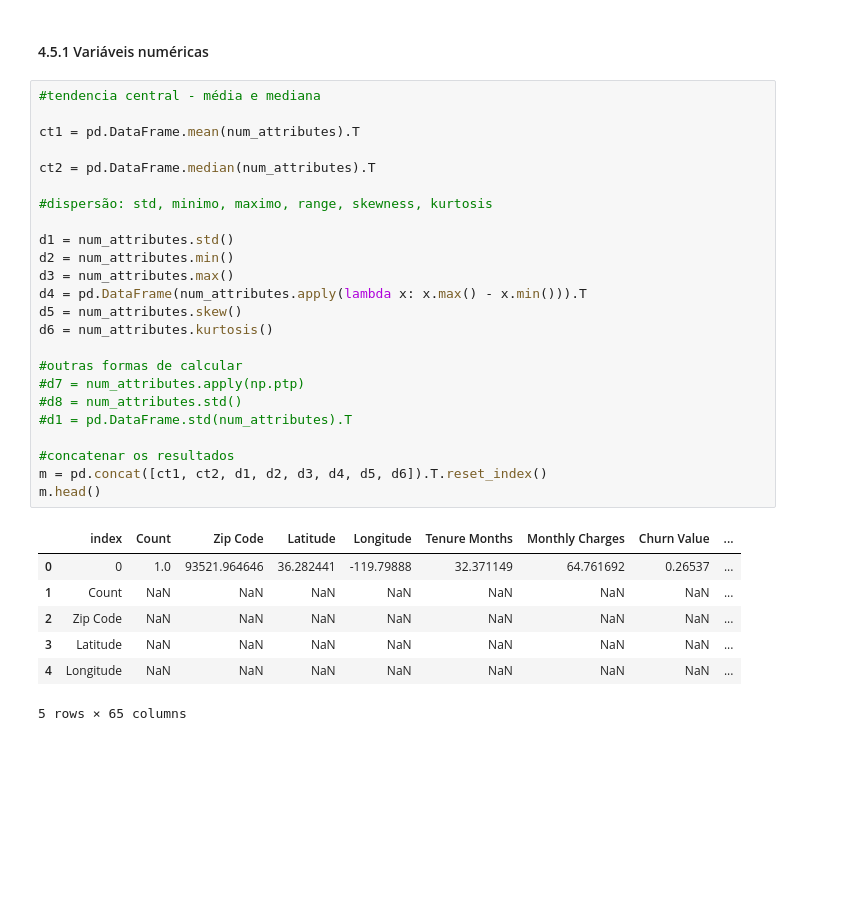
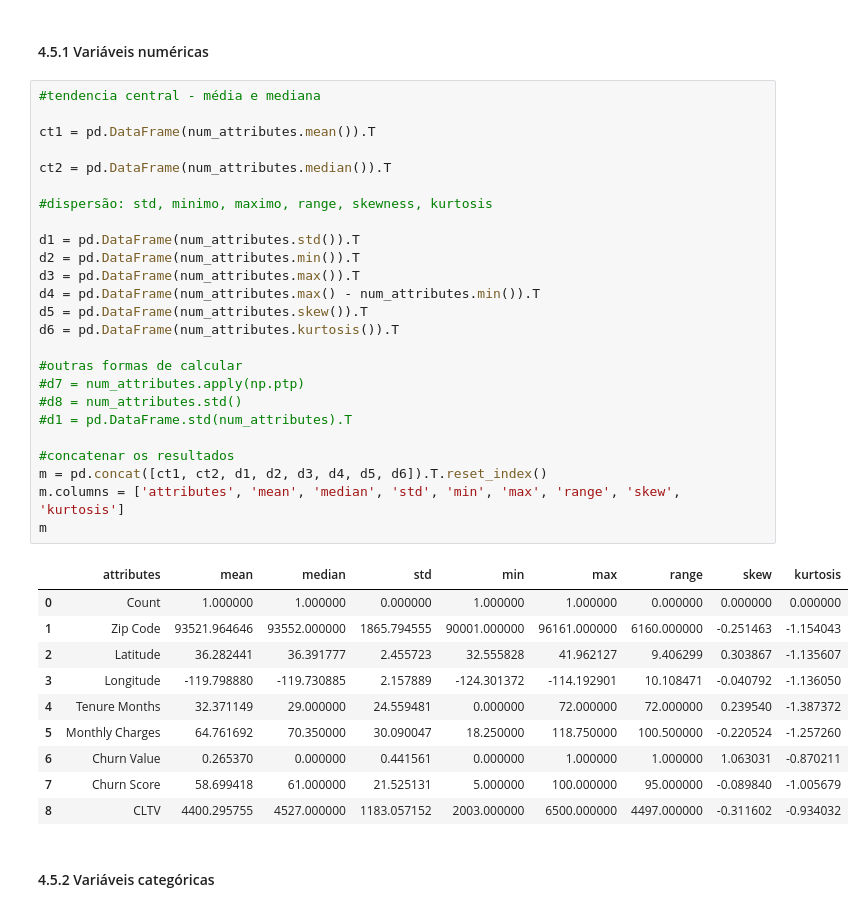
Before and after one commit to lucasffreitasds/churn_IBM, a Jupyter notebook: projeto_churn_IBM.ipynb, the cells around one changed output. Drawn from its saved outputs; the diff is of its cells as text; blank space fills up the shorter version.

```diff
--- a/projeto_churn_IBM.ipynb
+++ b/projeto_churn_IBM.ipynb
@@ -196,32 +200,38 @@ num_attributes.describe().T
 # %%
 #tendencia central - média e mediana
 
-ct1 = pd.DataFrame.mean(num_attributes).T
+ct1 = pd.DataFrame(num_attributes.mean()).T
 
-ct2 = pd.DataFrame.median(num_attributes).T
+ct2 = pd.DataFrame(num_attributes.median()).T
 
 #dispersão: std, minimo, maximo, range, skewness, kurtosis
 
-d1 = num_attributes.std()
-d2 = num_attributes.min()
-d3 = num_attributes.max()
-d4 = pd.DataFrame(num_attributes.apply(lambda x: x.max() - x.min())).T
-d5 = num_attributes.skew()
-d6 = num_attributes.kurtosis()
+d1 = pd.DataFrame(num_attributes.std()).T
+d2 = pd.DataFrame(num_attributes.min()).T
+d3 = pd.DataFrame(num_attributes.max()).T
+d4 = pd.DataFrame(num_attributes.max() - num_attributes.min()).T
+d5 = pd.DataFrame(num_attributes.skew()).T
+d6 = pd.DataFrame(num_attributes.kurtosis()).T
 
 #outras formas de calcular
 #d7 = num_attributes.apply(np.ptp)
 #d8 = num_attributes.std()
 #d1 = pd.DataFrame.std(num_attributes).T
 
 #concatenar os resultados
 m = pd.concat([ct1, ct2, d1, d2, d3, d4, d5, d6]).T.reset_index()
-m.head()
+m.columns = ['attributes', 'mean', 'median', 'std', 'min', 'max', 'range', 'skew', 'kurtosis']
+m
 # %% [output]
-|  | index | Count | Zip Code | Latitude | Longitude | Tenure Months | Monthly Charges | Churn Value | ... |
-| 0 | 0 | 1.0 | 93521.964646 | 36.282441 | -119.79888 | 32.371149 | 64.761692 | 0.26537 | ... |
-| 1 | Count | NaN | NaN | NaN | NaN | NaN | NaN | NaN | ... |
-| 2 | Zip Code | NaN | NaN | NaN | NaN | NaN | NaN | NaN | ... |
-| 3 | Latitude | NaN | NaN | NaN | NaN | NaN | NaN | NaN | ... |
-| 4 | Longitude | NaN | NaN | NaN | NaN | NaN | NaN | NaN | ... |
+|  | attributes | mean | median | std | min | max | range | skew | kurtosis |
+| 0 | Count | 1.000000 | 1.000000 | 0.000000 | 1.000000 | 1.000000 | 0.000000 | 0.000000 | 0.000000 |
+| 1 | Zip Code | 93521.964646 | 93552.000000 | 1865.794555 | 90001.000000 | 96161.000000 | 6160.000000 | -0.251463 | -1.154043 |
+| 2 | Latitude | 36.282441 | 36.391777 | 2.455723 | 32.555828 | 41.962127 | 9.406299 | 0.303867 | -1.135607 |
+| 3 | Longitude | -119.798880 | -119.730885 | 2.157889 | -124.301372 | -114.192901 | 10.108471 | -0.040792 | -1.136050 |
+| 4 | Tenure Months | 32.371149 | 29.000000 | 24.559481 | 0.000000 | 72.000000 | 72.000000 | 0.239540 | -1.387372 |
+| 5 | Monthly Charges | 64.761692 | 70.350000 | 30.090047 | 18.250000 | 118.750000 | 100.500000 | -0.220524 | -1.257260 |
+| 6 | Churn Value | 0.265370 | 0.000000 | 0.441561 | 0.000000 | 1.000000 | 1.000000 | 1.063031 | -0.870211 |
+| 7 | Churn Score | 58.699418 | 61.000000 | 21.525131 | 5.000000 | 100.000000 | 95.000000 | -0.089840 | -1.005679 |
+| 8 | CLTV | 4400.295755 | 4527.000000 | 1183.057152 | 2003.000000 | 6500.000000 | 4497.000000 | -0.311602 | -0.934032 |
-5 rows × 65 columns
+# %% [markdown]
+#### 4.5.2 Variáveis categóricas
```
Also changed, not shown: parts of 21 cells of this notebook.
